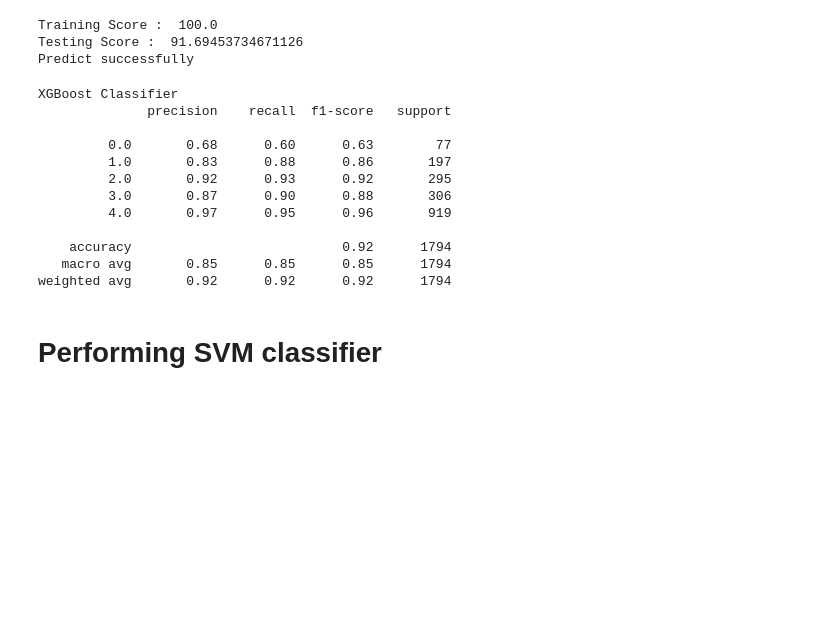
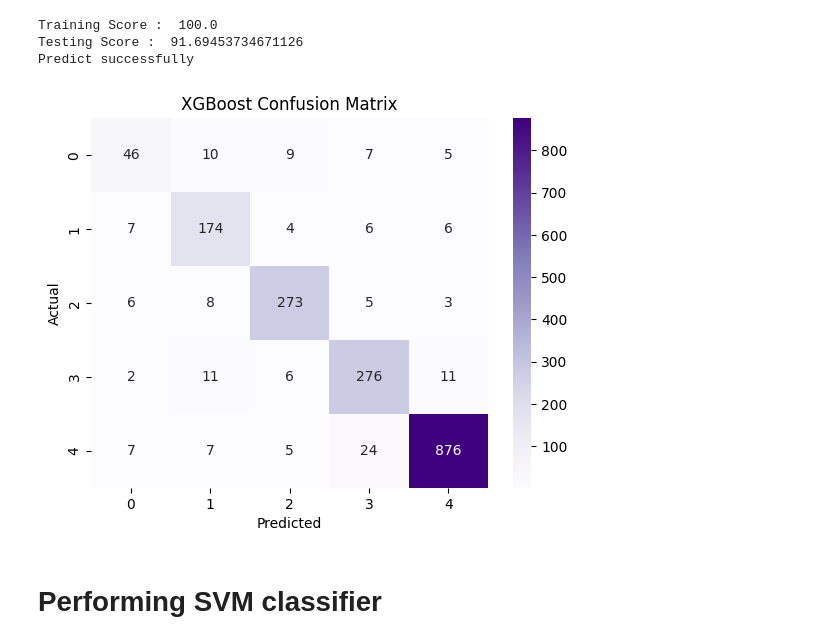
Before and after one commit to samifahim07/EduIntel-Intelligent-Student-Performance-Analytics, a Jupyter notebook: student_performance.ipynb, the cells around one changed output. Drawn from its saved outputs; the diff is of its cells as text; code cells hidden in the pictures; blank space fills up the shorter version.

```diff
--- a/student_performance.ipynb
+++ b/student_performance.ipynb
@@ -608,25 +608,16 @@ print("Predict successfully")
 Training Score :  100.0
 Testing Score :  91.69453734671126
 Predict successfully
-# %%
-#Classification Report
-cr = classification_report(ytest,y_pred_xgb)
-print("XGBoost Classifier")
-print(cr)
-print('\n')
-# %% [output]
-XGBoost Classifier
-              precision    recall  f1-score   support
-
-         0.0       0.68      0.60      0.63        77
-         1.0       0.83      0.88      0.86       197
-         2.0       0.92      0.93      0.92       295
-         3.0       0.87      0.90      0.88       306
-         4.0       0.97      0.95      0.96       919
-
-    accuracy                           0.92      1794
-   macro avg       0.85      0.85      0.85      1794
-weighted avg       0.92      0.92      0.92      1794
+# %%
+# confusin matrix
+cm = confusion_matrix(ytest,y_pred_xgb)
+sns.heatmap(cm , annot = True , cmap = 'Purples', fmt = 'd')
+plt.xlabel("Predicted")
+plt.ylabel("Actual")
+plt.title("XGBoost Confusion Matrix")
+plt.show()
+# %% [output]
+[figure, added]
 # %%
 #Accuracy_score
 ac = accuracy_score(ytest , y_pred_xgb)
```
